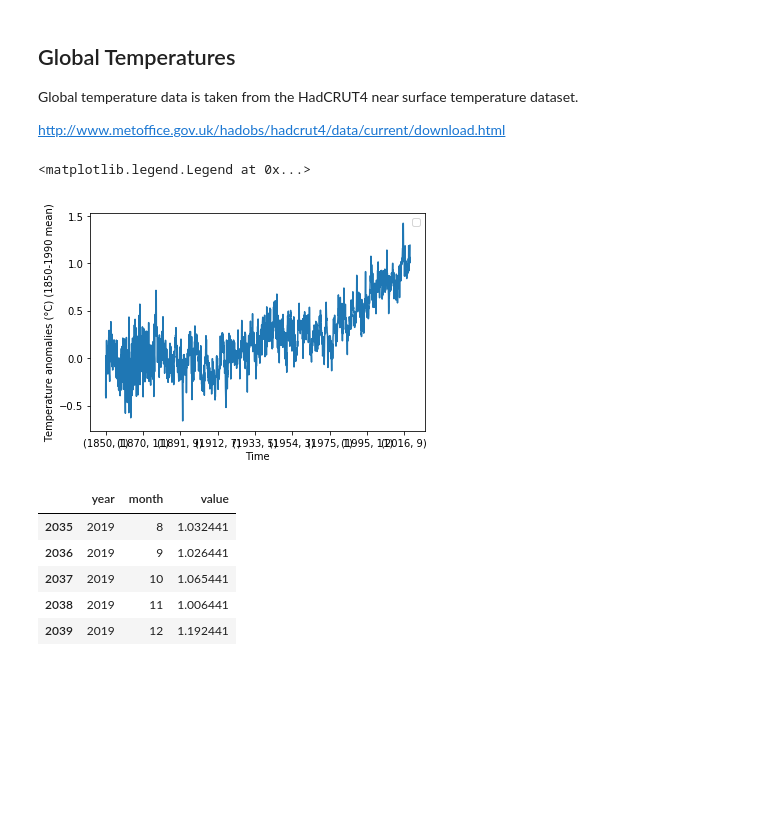
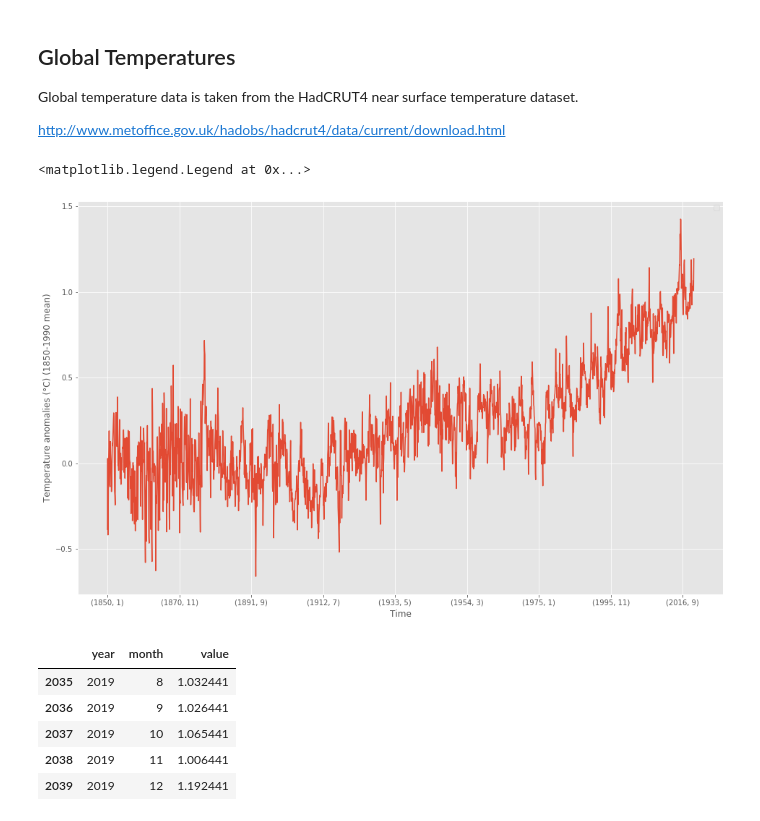
Before and after one commit to openclimatedata/climate-spirals, a Jupyter notebook: data/Climate Spirals Data.ipynb, the cells around one changed output. Saved outputs shown, nothing was run; the diff lists cells and outputs as text; code cells hidden in the pictures; blank space fills up the shorter version.

```diff
--- a/data/Climate Spirals Data.ipynb
+++ b/data/Climate Spirals Data.ipynb
@@ -4,9 +4,9 @@
 %matplotlib inline
 import pandas as pd
 from pandas_datapackage_reader import read_datapackage
-import seaborn as sns
 import matplotlib.pyplot as plt
 from scipy import stats
+plt.style.use("ggplot")
 # %% [markdown]
 ## CO<sub>2</sub> emissions from the Global Carbon Budget
 # %% [markdown]
@@ -135,28 +135,28 @@ http://www.metoffice.gov.uk/hadobs/hadcrut4/data/current/download.html
 # %%
 hadcrut = pd.read_csv(
     "HadCRUT.4.6.0.0.monthly_ns_avg.txt",
     delim_whitespace=True,
     usecols=[0, 1],
     header=None
 )
 hadcrut['year'] = hadcrut.iloc[:, 0].apply(lambda x: x.split("/")[0]).astype(int)
 hadcrut['month'] = hadcrut.iloc[:, 0].apply(lambda x: x.split("/")[1]).astype(int)
 
 hadcrut = hadcrut.rename(columns={1: "value"})
 hadcrut = hadcrut.iloc[:, 1:]
 
 
 hadcrut = hadcrut.set_index(['year', 'month'])
 
 hadcrut -= hadcrut.loc[1850:1900].mean()
-hadcrut.plot()
+hadcrut.plot(figsize=(16,10))
 hadcrut = hadcrut.reset_index()
 plt.xlabel("Time")
 plt.ylabel(u"Temperature anomalies (°C) (1850-1990 mean)")
 plt.legend("")
 # %% [output]
 <matplotlib.legend.Legend at 0x...>
-[figure, old version]
+[figure, new version]
 # %%
 hadcrut.tail()
 # %% [output]
```
Also changed, not shown: parts of 2 cells of this notebook, 2 other files.
